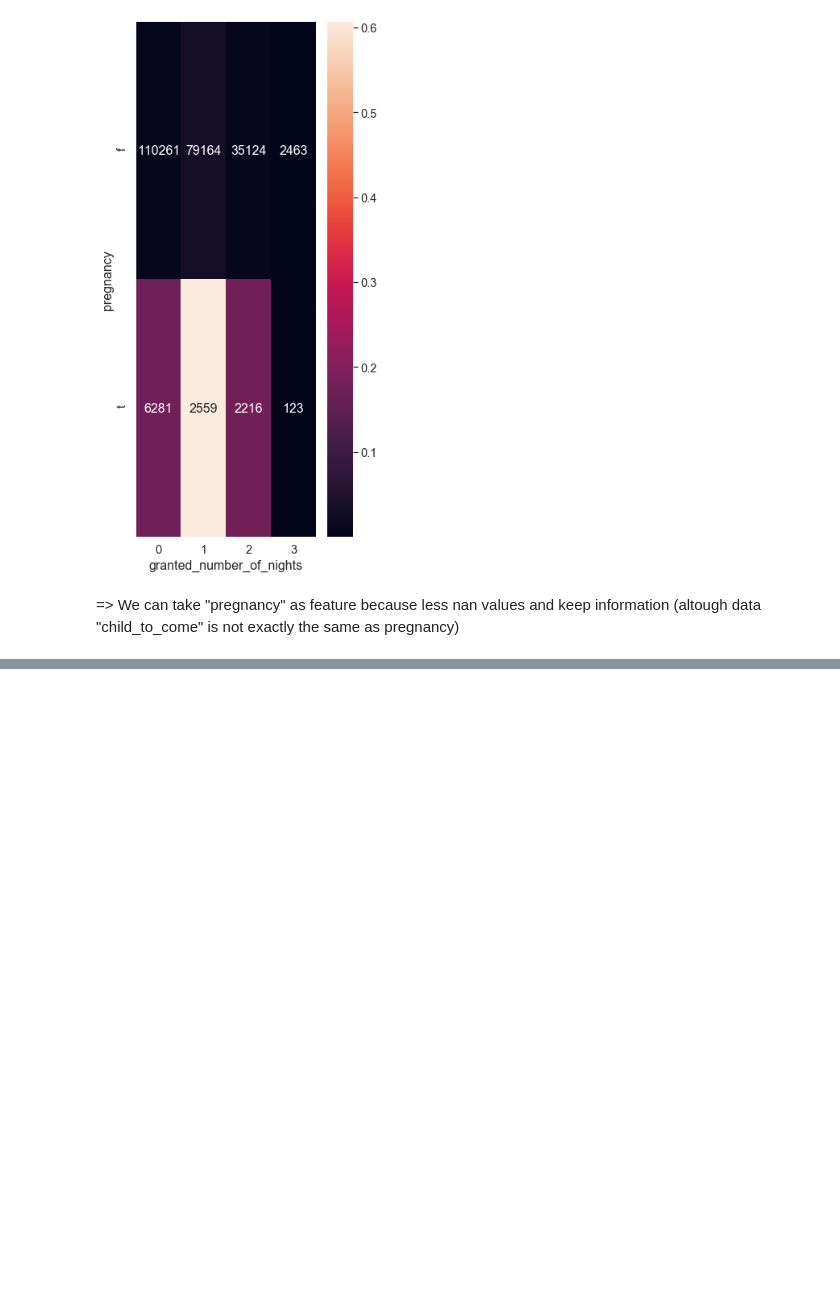
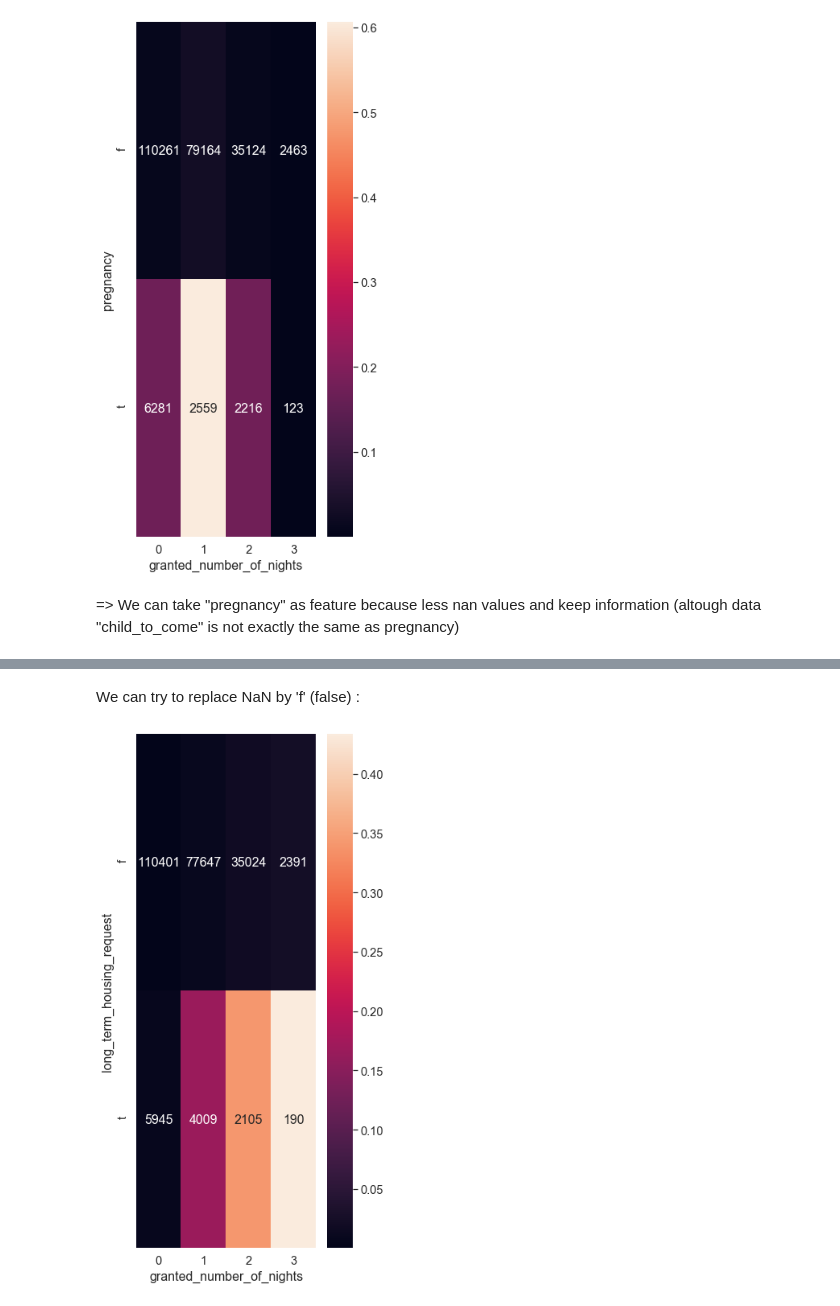
Before and after one commit to jeugregg/data-science-test, a Jupyter notebook: 01_Exploration_Data.ipynb, the cells around one changed output, grey strips where cells are left out. Cells and saved outputs as stored; diff of their text form; code cells hidden in the pictures; blank space fills up the shorter version.

```diff
--- a/01_Exploration_Data.ipynb
+++ b/01_Exploration_Data.ipynb
@@ -1216,0 +1836,13 @@ plot_cont(X="pregnancy", Y="granted_number_of_nights", data=requests_train)
+# %% [markdown]
+We can try to replace NaN by 'f' (false) :
+# %%
+df_test = requests_train.copy()
+
+df_test.loc[df_test["long_term_housing_request"].isna(), \
+    "long_term_housing_request"] = 'f'
+
+plot_cont(X="long_term_housing_request",
+    Y="granted_number_of_nights",
+    data=df_test)
+# %% [output]
+[figure, added]
```
Also changed, not shown: parts of 153 cells of this notebook, 5 other files.
